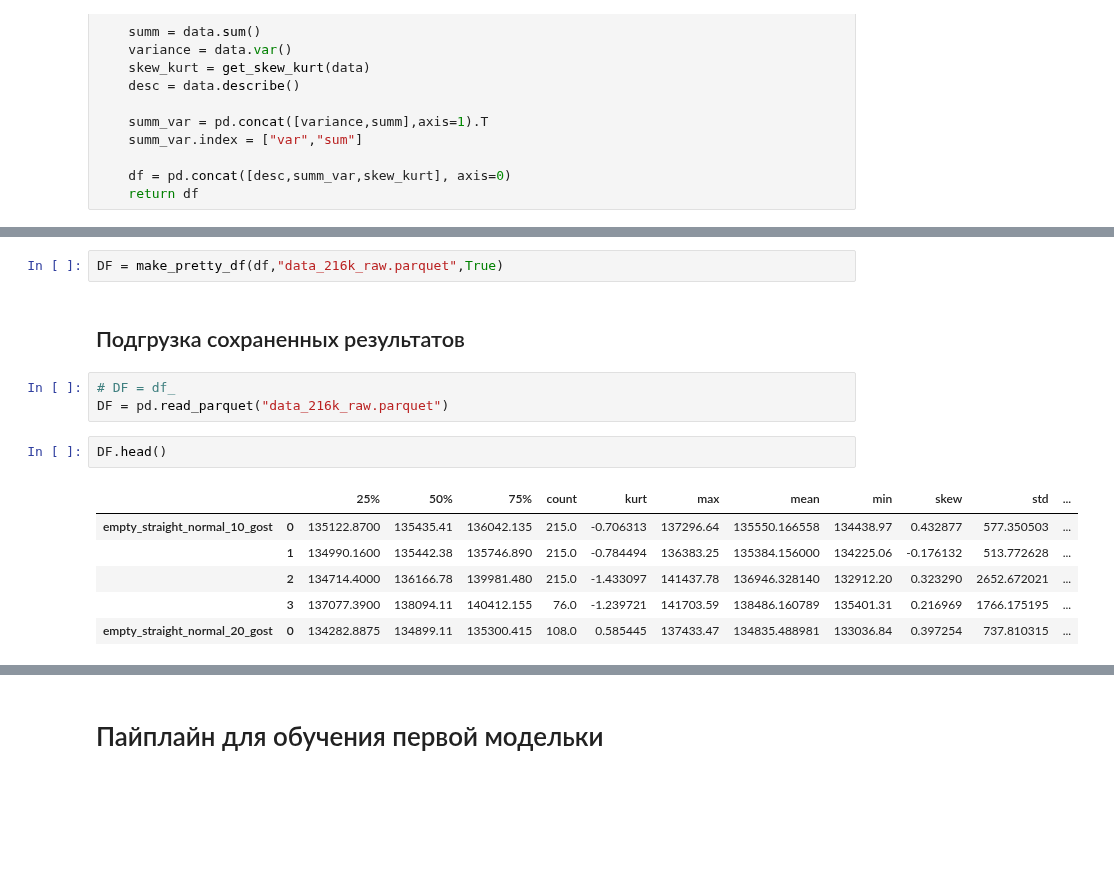
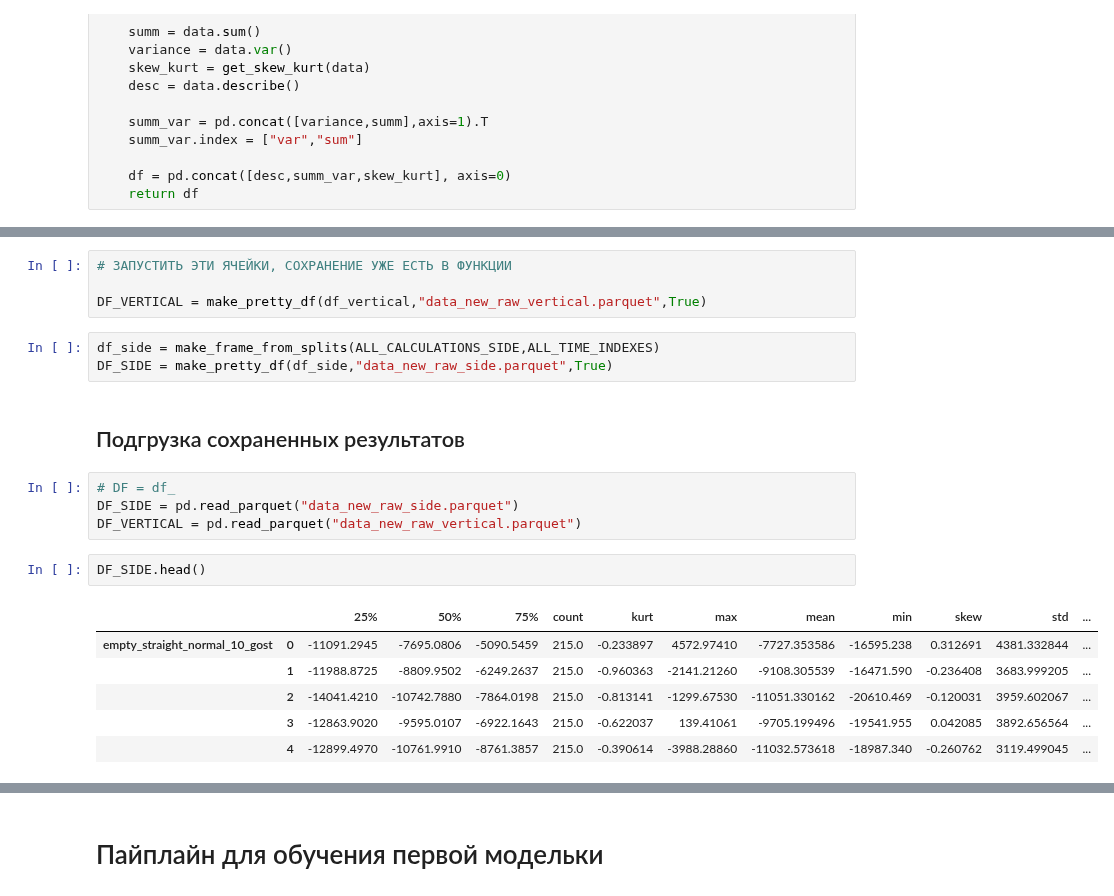
Before and after one commit to daniilgorenkov/Dissertation, a Jupyter notebook: observe.ipynb, the cells around one changed output, grey strips where cells are left out. Cells and saved outputs as stored; diff of their text form; blank space fills up the shorter version.

```diff
--- a/observe.ipynb
+++ b/observe.ipynb
@@ -394,19 +419,25 @@ def make_pretty_df(data:pd.DataFrame, file_name:str, save:bool):
         df_.T.to_parquet(f"{file_name}")
 
     return df_.T
-# %%
-DF = make_pretty_df(df,"data_216k_raw.parquet",True)
+# %%
+# ЗАПУСТИТЬ ЭТИ ЯЧЕЙКИ, СОХРАНЕНИЕ УЖЕ ЕСТЬ В ФУНКЦИИ
+
+DF_VERTICAL = make_pretty_df(df_vertical,"data_new_raw_vertical.parquet",True)
+# %%
+df_side = make_frame_from_splits(ALL_CALCULATIONS_SIDE,ALL_TIME_INDEXES)
+DF_SIDE = make_pretty_df(df_side,"data_new_raw_side.parquet",True)
 # %% [markdown]
 ## Подгрузка сохраненных результатов
 # %%
 # DF = df_
-DF = pd.read_parquet("data_216k_raw.parquet")
+DF_SIDE = pd.read_parquet("data_new_raw_side.parquet")
+DF_VERTICAL = pd.read_parquet("data_new_raw_vertical.parquet")
 # %%
-DF.head()
+DF_SIDE.head()
 # %% [output]
 |  |  | 25% | 50% | 75% | count | kurt | max | mean | min | skew | std | ... |
-| empty_straight_normal_10_gost | 0 | 135122.8700 | 135435.41 | 136042.135 | 215.0 | -0.706313 | 137296.64 | 135550.166558 | 134438.97 | 0.432877 | 577.350503 | ... |
-|  | 1 | 134990.1600 | 135442.38 | 135746.890 | 215.0 | -0.784494 | 136383.25 | 135384.156000 | 134225.06 | -0.176132 | 513.772628 | ... |
-|  | 2 | 134714.4000 | 136166.78 | 139981.480 | 215.0 | -1.433097 | 141437.78 | 136946.328140 | 132912.20 | 0.323290 | 2652.672021 | ... |
-|  | 3 | 137077.3900 | 138094.11 | 140412.155 | 76.0 | -1.239721 | 141703.59 | 138486.160789 | 135401.31 | 0.216969 | 1766.175195 | ... |
-| empty_straight_normal_20_gost | 0 | 134282.8875 | 134899.11 | 135300.415 | 108.0 | 0.585445 | 137433.47 | 134835.488981 | 133036.84 | 0.397254 | 737.810315 | ... |
+| empty_straight_normal_10_gost | 0 | -11091.2945 | -7695.0806 | -5090.5459 | 215.0 | -0.233897 | 4572.97410 | -7727.353586 | -16595.238 | 0.312691 | 4381.332844 | ... |
+|  | 1 | -11988.8725 | -8809.9502 | -6249.2637 | 215.0 | -0.960363 | -2141.21260 | -9108.305539 | -16471.590 | -0.236408 | 3683.999205 | ... |
+|  | 2 | -14041.4210 | -10742.7880 | -7864.0198 | 215.0 | -0.813141 | -1299.67530 | -11051.330162 | -20610.469 | -0.120031 | 3959.602067 | ... |
+|  | 3 | -12863.9020 | -9595.0107 | -6922.1643 | 215.0 | -0.622037 | 139.41061 | -9705.199496 | -19541.955 | 0.042085 | 3892.656564 | ... |
+|  | 4 | -12899.4970 | -10761.9910 | -8761.3857 | 215.0 | -0.390614 | -3988.28860 | -11032.573618 | -18987.340 | -0.260762 | 3119.499045 | ... |
```
Also changed, not shown: parts of 45 cells of this notebook, 1 other file.
